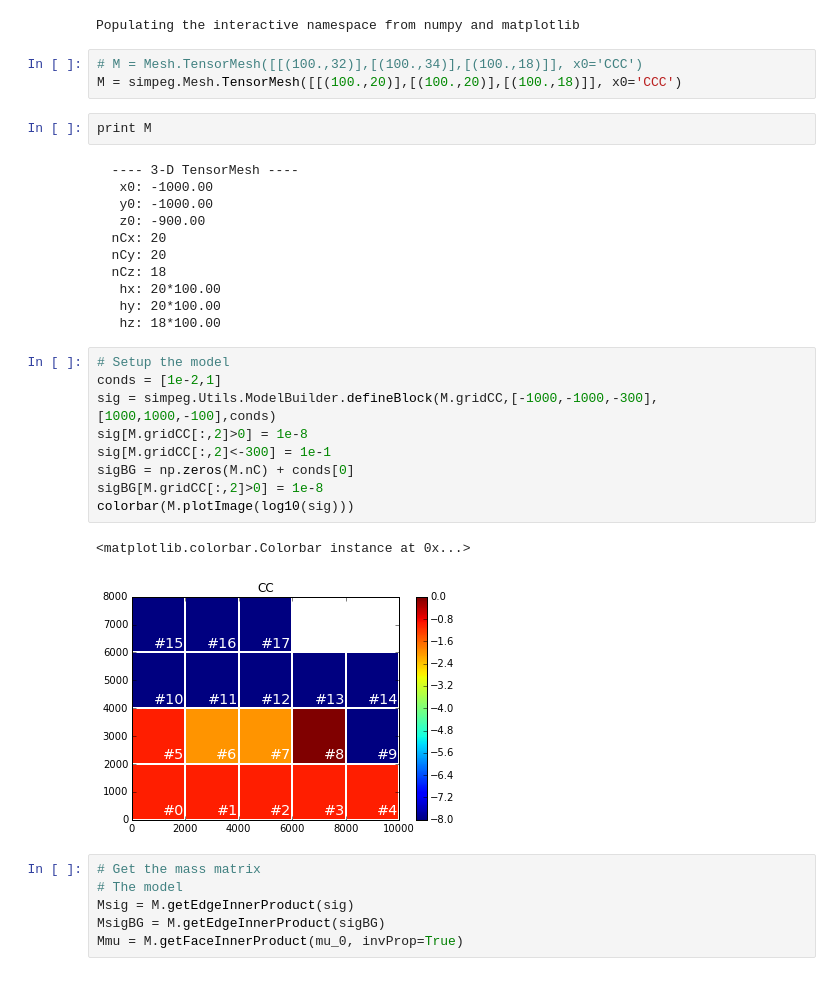
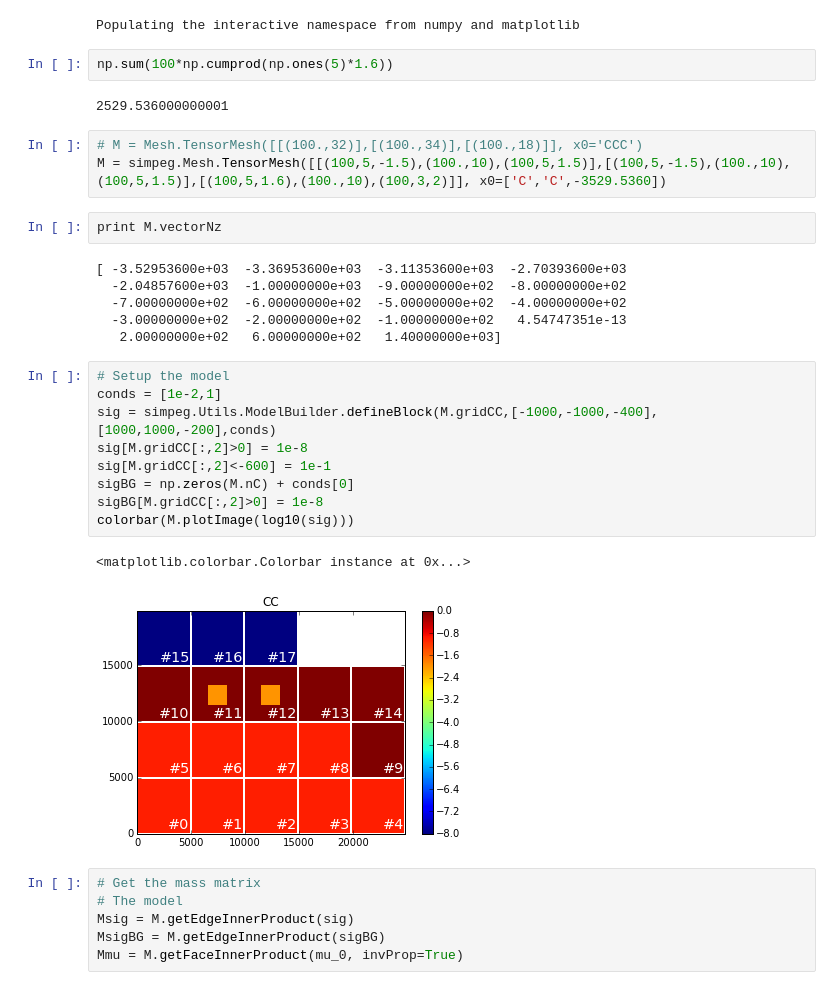
Before and after one commit to simpeg/simpeg, a Jupyter notebook: MT Script-3D_layerTest.ipynb, the cells around one changed output. Cells and saved outputs as stored; diff of their text form.

```diff
--- a/MT Script-3D_layerTest.ipynb
+++ b/MT Script-3D_layerTest.ipynb
@@ -12,34 +8,33 @@ Efficiency Warning: Interpolation will be slow, use setup.py!
 %pylab inline
 # %% [output]
 Populating the interactive namespace from numpy and matplotlib
+# %%
+np.sum(100*np.cumprod(np.ones(5)*1.6))
+# %% [output]
+2529.536000000001
 # %%
 # M = Mesh.TensorMesh([[(100.,32)],[(100.,34)],[(100.,18)]], x0='CCC')
-M = simpeg.Mesh.TensorMesh([[(100.,20)],[(100.,20)],[(100.,18)]], x0='CCC')
+M = simpeg.Mesh.TensorMesh([[(100,5,-1.5),(100.,10),(100,5,1.5)],[(100,5,-1.5),(100.,10),(100,5,1.5)],[(100,5,1.6),(100.,10),(100,3,2)]], x0=['C','C',-3529.5360])
 # %%
-print M
+print M.vectorNz
 # %% [output]
-  ---- 3-D TensorMesh ----
-   x0: -1000.00
-   y0: -1000.00
-   z0: -900.00
-  nCx: 20
-  nCy: 20
-  nCz: 18
-   hx: 20*100.00
-   hy: 20*100.00
-   hz: 18*100.00
+[ -3.52953600e+03  -3.36953600e+03  -3.11353600e+03  -2.70393600e+03
+  -2.04857600e+03  -1.00000000e+03  -9.00000000e+02  -8.00000000e+02
+  -7.00000000e+02  -6.00000000e+02  -5.00000000e+02  -4.00000000e+02
+  -3.00000000e+02  -2.00000000e+02  -1.00000000e+02   4.54747351e-13
+   2.00000000e+02   6.00000000e+02   1.40000000e+03]
 # %%
 # Setup the model
 conds = [1e-2,1]
-sig = simpeg.Utils.ModelBuilder.defineBlock(M.gridCC,[-1000,-1000,-300],[1000,1000,-100],conds)
+sig = simpeg.Utils.ModelBuilder.defineBlock(M.gridCC,[-1000,-1000,-400],[1000,1000,-200],conds)
 sig[M.gridCC[:,2]>0] = 1e-8
-sig[M.gridCC[:,2]<-300] = 1e-1
+sig[M.gridCC[:,2]<-600] = 1e-1
 sigBG = np.zeros(M.nC) + conds[0]
 sigBG[M.gridCC[:,2]>0] = 1e-8
 colorbar(M.plotImage(log10(sig)))
 # %% [output]
 <matplotlib.colorbar.Colorbar instance at 0x...>
-[figure, old version]
+[figure, new version]
 # %%
 # Get the mass matrix
 # The model
```
Also changed, not shown: parts of 9 cells of this notebook.
